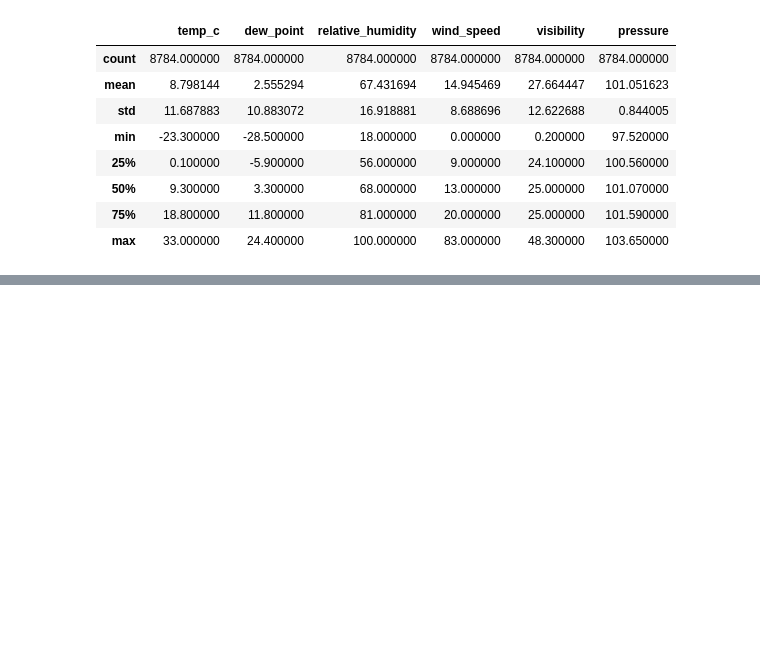
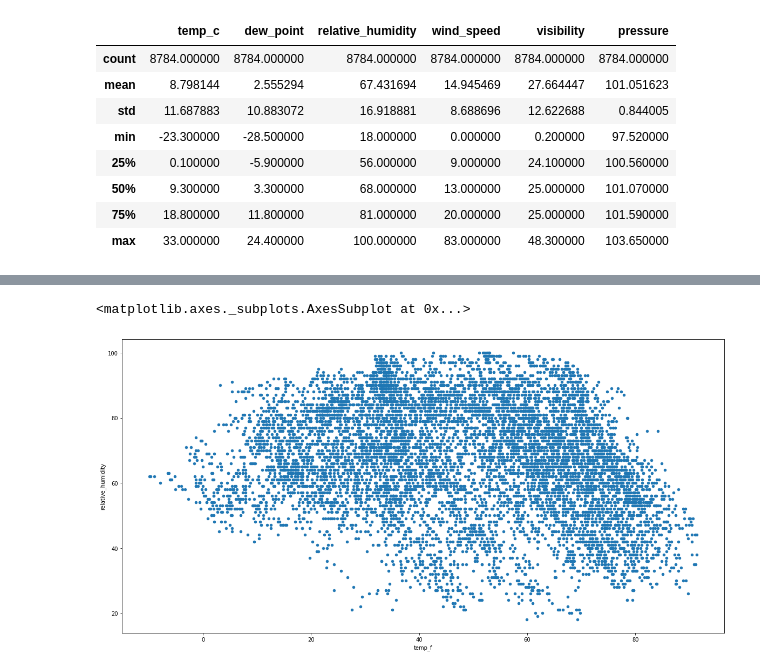
Before and after one commit to lschoch/MLA_LHS, a Jupyter notebook: MLA1_LHS.ipynb, the cells around one changed output, grey strips where cells are left out. Cells and saved outputs as stored; diff of their text form; code cells hidden in the pictures; blank space fills up the shorter version.

```diff
--- a/MLA1_LHS.ipynb
+++ b/MLA1_LHS.ipynb
@@ -100,0 +103,6 @@ df.describe()
+# %%
+df = df.assign(temp_f=df['temp_c'] * 9 / 5 + 32) #adds new column named temp_f calculated from temp_c
+cols = ['date_time', 'temp_f'] #list the first two columns in the new order
+new_order = cols + (df.columns.drop(cols).tolist())
+df = df[new_order]  #resets order of columns in df
+df.head()
@@ -100,0 +133,7 @@ df.describe()
+# %%
+df['date_time'] = pd.to_datetime(df['date_time'])
+#verify that the data type of the date_time column has been converted to datetime64[ns]
+if df['date_time'].dtypes == 'datetime64[ns]' :
+  print("The date/time conversion was successful.")
+else :
+  print("Warning - the date/time conversion was not successful.")
@@ -100,0 +162,5 @@ df.describe()
+# %%
+df.plot(kind='scatter', x='temp_f', y='relative_humidity', figsize=(20,10))
+# %% [output]
+<matplotlib.axes._subplots.AxesSubplot at 0x...>
+[figure, added]
```
Also changed, not shown: parts of 8 cells of this notebook.
